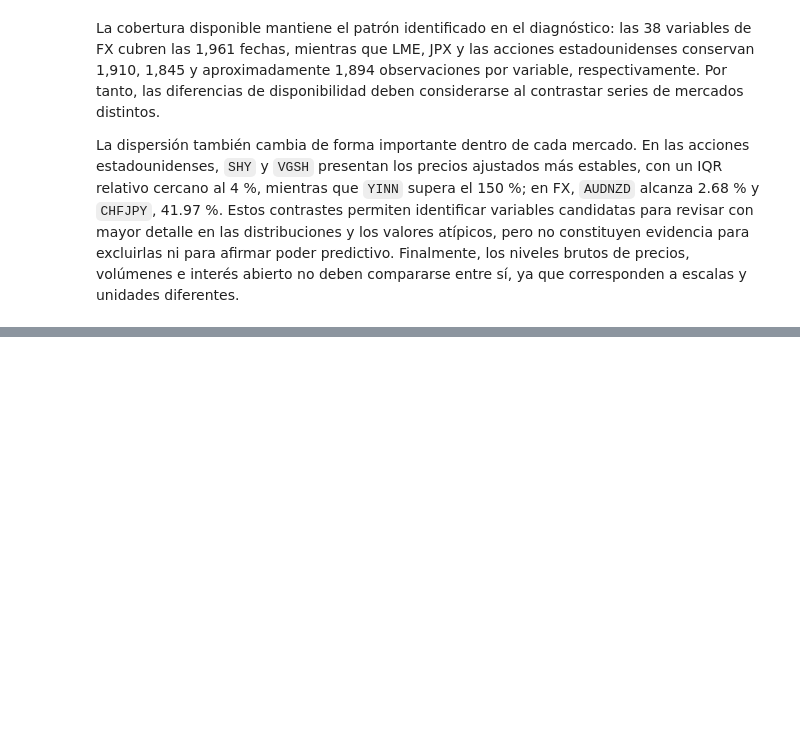
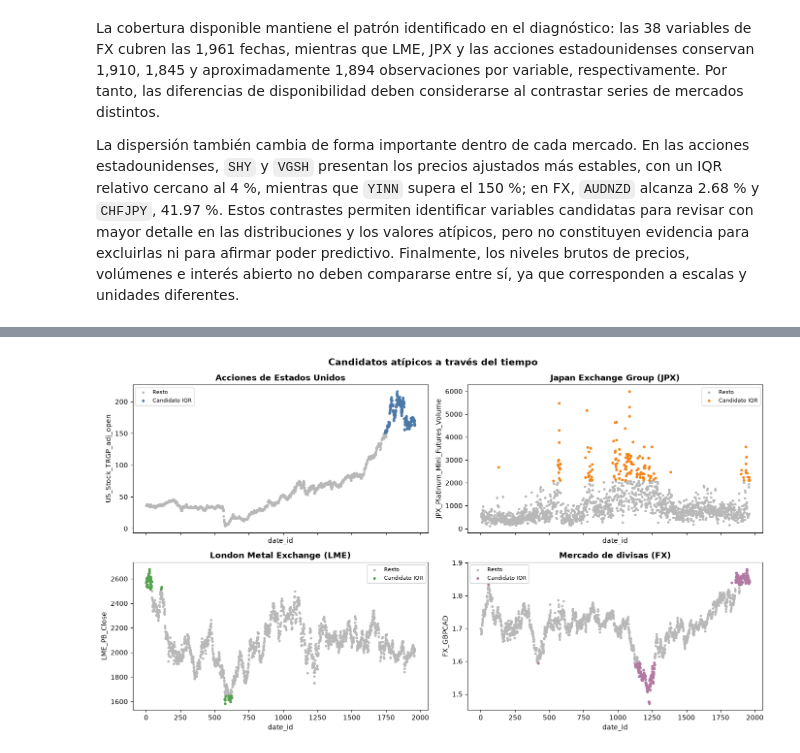
Before and after one commit to Bamo0507/Proyecto_2_EDA_Data_Science, a Jupyter notebook: notebooks/01_analisis_exploratorio.ipynb, the cells around one changed output, grey strips where cells are left out. Cells and saved outputs as stored; diff of their text form; code cells hidden in the pictures; blank space fills up the shorter version.

```diff
--- a/notebooks/01_analisis_exploratorio.ipynb
+++ b/notebooks/01_analisis_exploratorio.ipynb
@@ -1243,0 +1409,36 @@ La dispersión también cambia de forma importante dentro de cada mercado. En la
+# %%
+variables_representativas_atipicos = (
+    limites_atipicos.reset_index(names="variable")
+    .sort_values(["mercado", "porcentaje_atipicos", "variable"], ascending=[True, False, True])
+    .groupby("mercado", as_index=False)
+    .first()
+)
+
+figura, ejes = plt.subplots(2, 2, figsize=(14, 8), sharex=True)
+colores = ["#4C78A8", "#F58518", "#54A24B", "#B279A2"]
+
+for eje, (_, fila), color in zip(ejes.flat, variables_representativas_atipicos.iterrows(), colores):
+    variable = fila["variable"]
+    es_atipico = mascara_atipicos[variable]
+    eje.scatter(train_eda["date_id"], train_eda[variable], s=7, color="#B8B8B8", label="Resto")
+    eje.scatter(
+        train_eda.loc[es_atipico, "date_id"],
+        train_eda.loc[es_atipico, variable],
+        s=9,
+        color=color,
+        label="Candidato IQR",
+    )
+    eje.set_title(fila["mercado"], fontweight="bold")
+    eje.set_xlabel("date_id")
+    eje.set_ylabel(variable)
+    eje.legend(fontsize=8)
+
+figura.suptitle("Candidatos atípicos a través del tiempo", fontsize=14, fontweight="bold")
+figura.tight_layout()
+plt.show()
+
+variables_representativas_atipicos[
+    ["mercado", "variable", "cantidad_atipicos", "porcentaje_atipicos"]
+].round(3)
+# %% [output]
+[figure, added]
```
Also changed, not shown: parts of 13 cells of this notebook, 1 other file.
